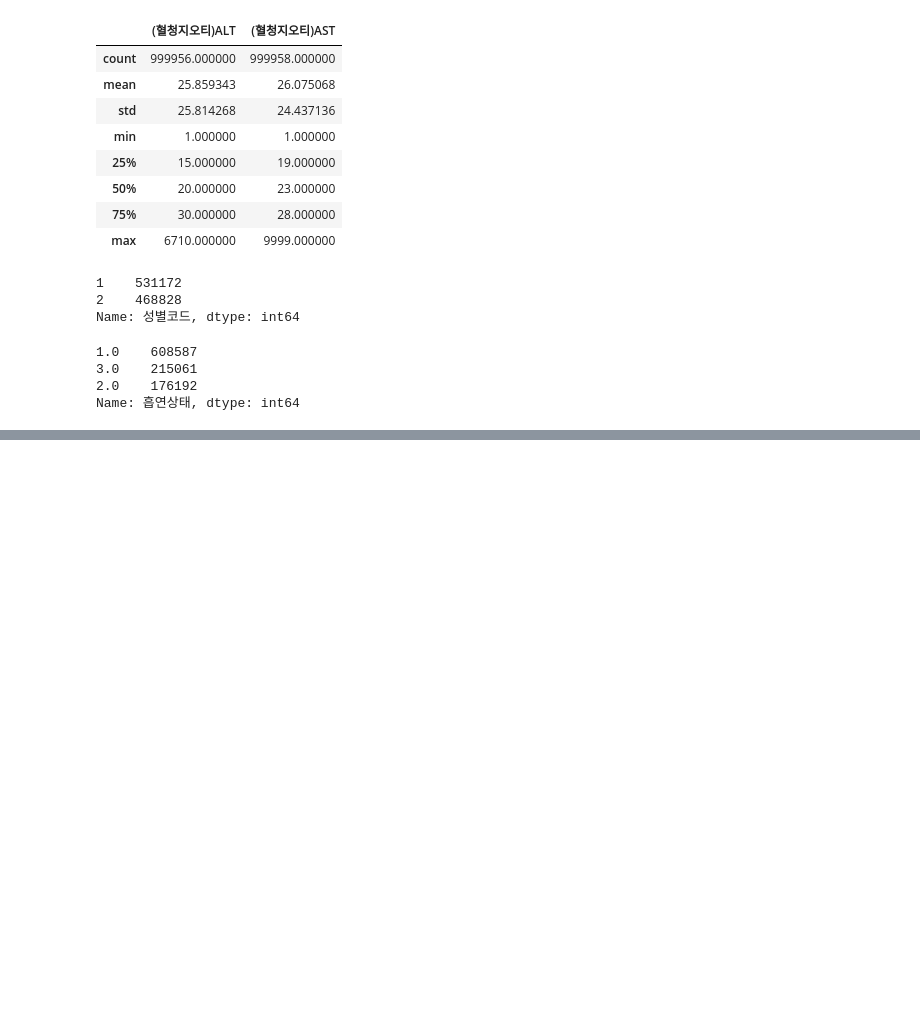
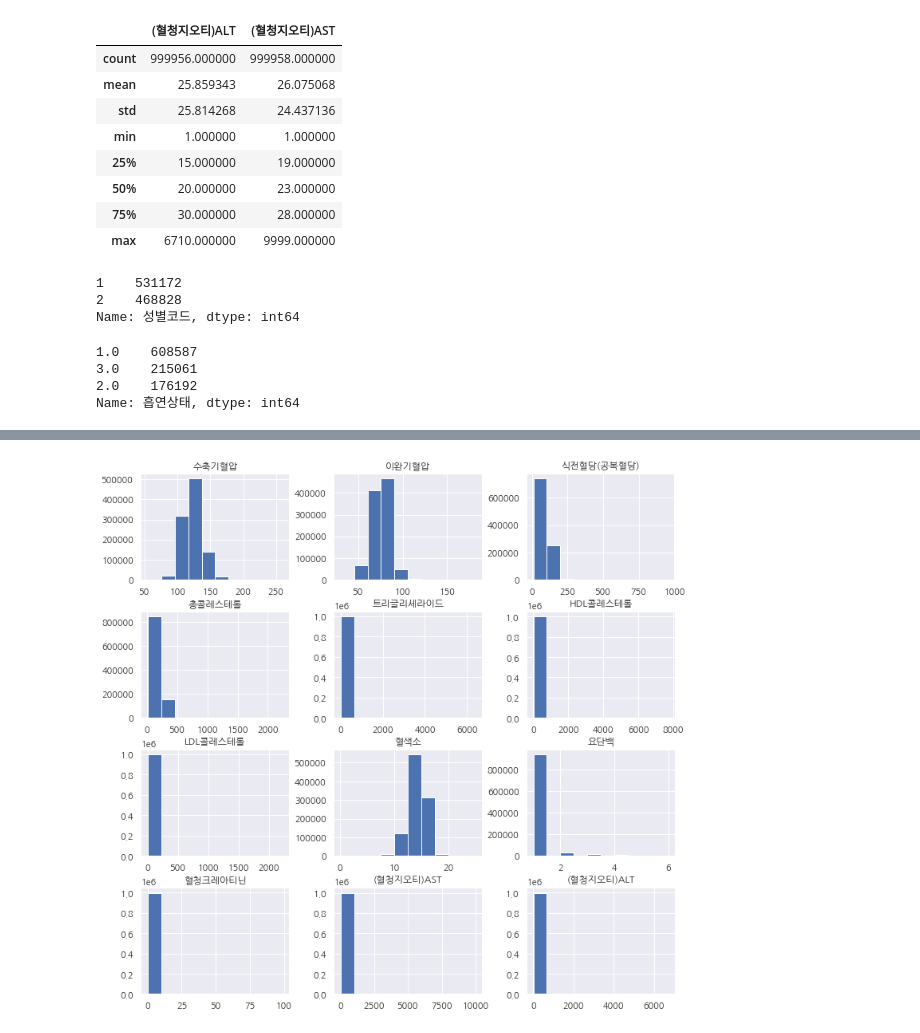
Before and after one commit to yk-Jeong/DS_study, a Jupyter notebook: 3주차_실습.ipynb, the cells around one changed output, grey strips where cells are left out. Cells and saved outputs as stored; diff of their text form; code cells hidden in the pictures; blank space fills up the shorter version.

```diff
--- a/3주차_실습.ipynb
+++ b/3주차_실습.ipynb
@@ -218,0 +362,4 @@ Name: 흡연상태, dtype: int64
+# %%
+h = df.iloc[:, 12:24].hist(figsize=(12, 12))
+# %% [output]
+[figure, added]
```
Also changed, not shown: parts of 108 cells of this notebook.
